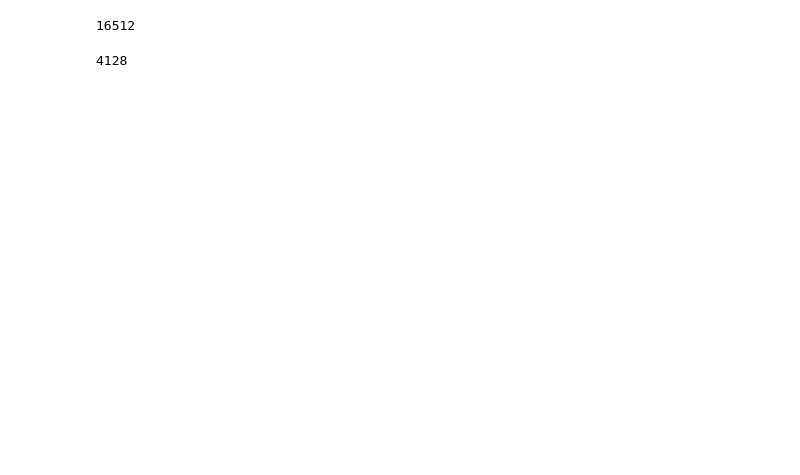
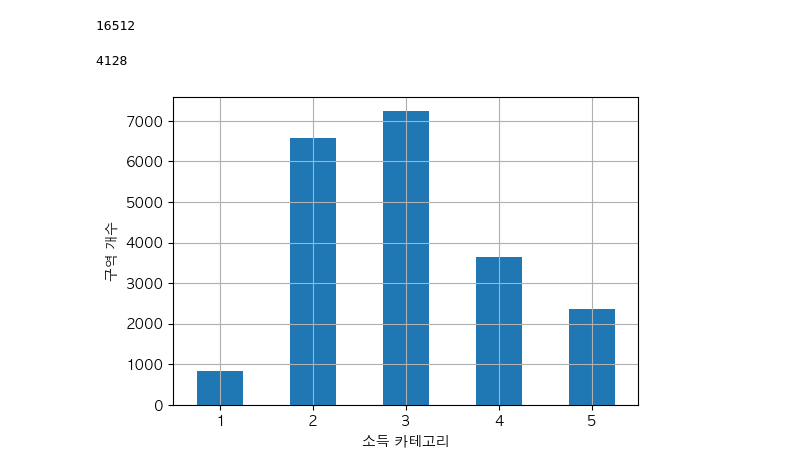
Before and after one commit to al0214/ML-Data-Study, a Jupyter notebook: Machine-Learning/Study/Hands-On-Machine-learning/House/house.ipynb, the cells around one changed output. Saved outputs shown, nothing was run; the diff lists cells and outputs as text; code cells hidden in the pictures; blank space fills up the shorter version.

```diff
--- a/Machine-Learning/Study/Hands-On-Machine-learning/House/house.ipynb
+++ b/Machine-Learning/Study/Hands-On-Machine-learning/House/house.ipynb
@@ -81,0 +106,11 @@ len(test_set)
+# %%
+# np.inf는 끝이 정해지지 않았을때 사용하여 모든 값이 포함 될 수 있도록 하는 함수이다.
+house['income_cat'] = pd.cut(house['median_income'], bins=[0., 1.5, 3.0, 4.5, 6, np.inf], labels=[1,2,3,4,5])
+# %%
+house['income_cat'].value_counts().sort_index().plot.bar(rot=0, grid=True, figsize=(6,4))
+
+plt.xlabel("소득 카테고리")
+plt.ylabel("구역 개수")
+plt.show()
+# %% [output]
+[figure, added]
```
Also changed, not shown: parts of 69 cells of this notebook.
